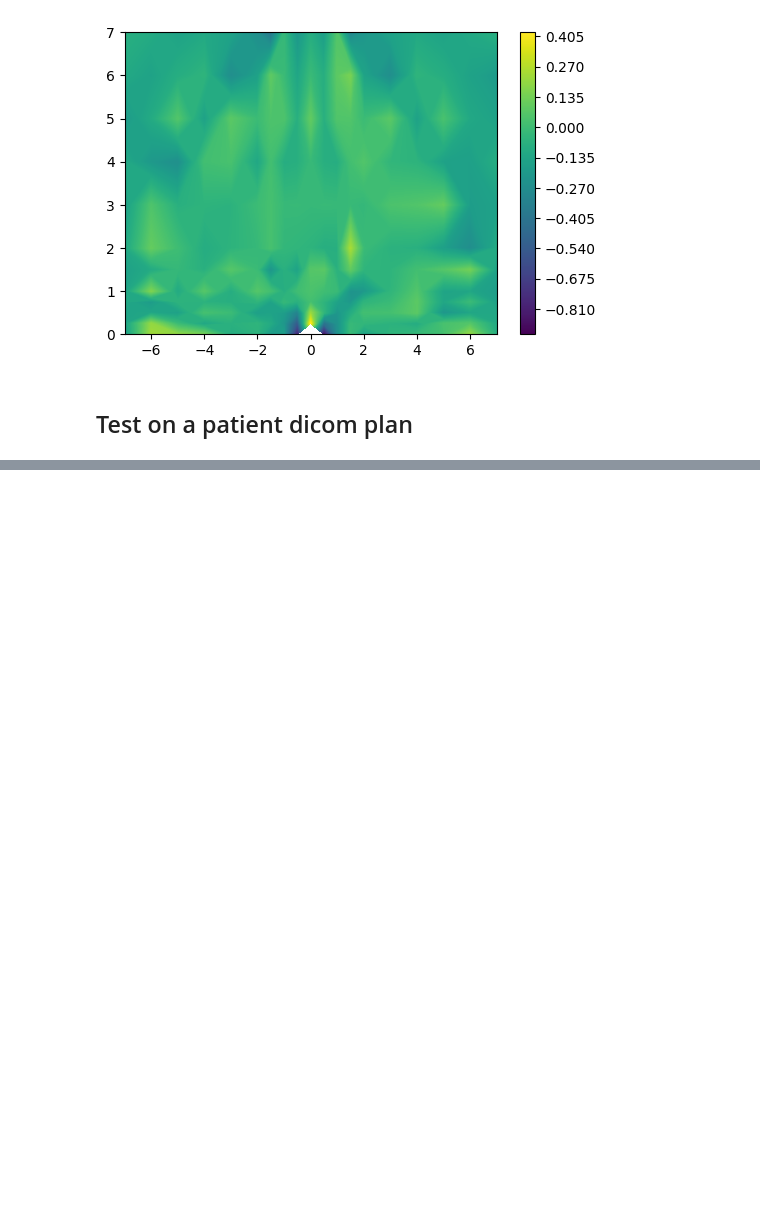
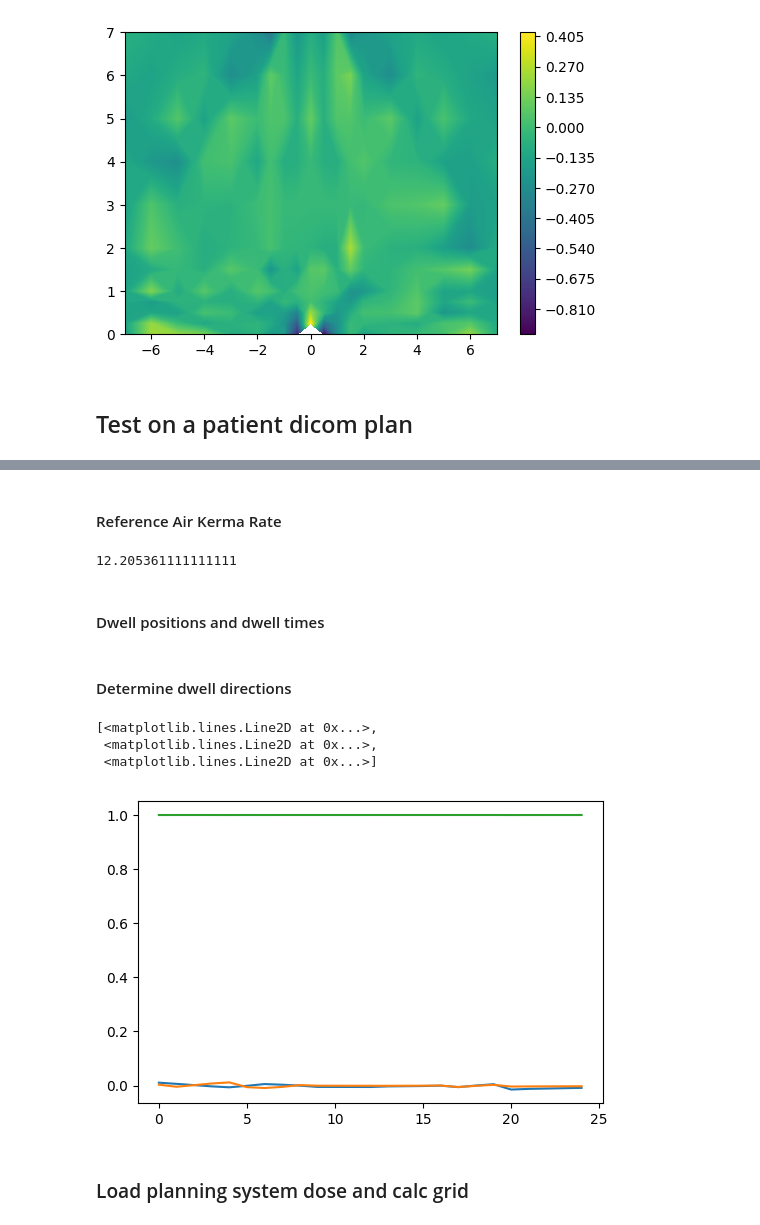
Before and after one commit to SimonBiggs/teap-brachytherapy-portfolio, a Jupyter notebook: TG43 Implementation.ipynb, the cells around one changed output, grey strips where cells are left out. Saved outputs shown, nothing was run; the diff lists cells and outputs as text; code cells hidden in the pictures; blank space fills up the shorter version.

```diff
--- a/TG43 Implementation.ipynb
+++ b/TG43 Implementation.ipynb
@@ -354,3 +376,11 @@ plt.colorbar()
 [figure]
 # %% [markdown]
 ## Test on a patient dicom plan
+# %%
+import dicom
+from glob import glob
+
+from scipy.interpolate import splprep, splev, interp1d
+
+dose_filename = glob("private/phantom/RD1*")[0]
+plan_filename = glob("private/phantom/RP1*")[0]
@@ -356,0 +389,12 @@ plt.colorbar()
+# %%
+dcm_dose = dicom.read_file(dose_filename, force=True)
+dcm_plan = dicom.read_file(plan_filename, force=True)
+# %% [markdown]
+#### Reference Air Kerma Rate
+# %%
+reference_air_kerma_rate = np.float(dcm_plan.SourceSequence[0].ReferenceAirKermaRate) / 3600
+reference_air_kerma_rate
+# %% [output]
+12.205361111111111
+# %% [markdown]
+#### Dwell positions and dwell times
@@ -356,0 +448,47 @@ plt.colorbar()
+# %% [markdown]
+#### Determine dwell directions
+# %%
+def pull_catheter_coords(dcm, channel):
+    index = channel - 1
+    catheter_coords = dcm[0x300f,0x1000][0].ROIContourSequence[index].ContourSequence[0].ContourData
+
+    x = np.array(catheter_coords[0::3])
+    y = np.array(catheter_coords[1::3])
+    z = np.array(catheter_coords[2::3])
+
+    return x, y, z
+
+
+def determine_single_dwell_direction(dwell_position, dwell_channel):
+    x, y, z = pull_catheter_coords(dcm_plan, dwell_channel)
+    tckp, u = splprep([x,y,z], s=1, k=2, nest=-1)
+#     tckp, u = splprep([x,y,z], s=0, k=1, nest=-1)  # Linear interp
+
+    t = np.linspace(0,1,1000)
+    x_spline, y_spline, z_spline = splev(t, tckp)
+    t_z = interp1d(z_spline, t)(dwell_position[2])
+
+    derivative_vector = np.array(splev(t_z, tckp, der=1))
+    forward_direction = derivative_vector / np.linalg.norm(derivative_vector)
+
+    return forward_direction
+
+
+def determine_dwell_directions(dwell_positions, dwell_channels):
+    dwell_directions = np.array([
+        determine_single_dwell_direction(dwell_positions[i], dwell_channels[i])
+        for i in range(len(dwell_positions))
+    ])
+
+    return dwell_directions
+
+
+dwell_directions = determine_dwell_directions(dwell_positions, dwell_channels)
+plt.plot(dwell_directions)
+# %% [output]
+[<matplotlib.lines.Line2D at 0x...>,
+ <matplotlib.lines.Line2D at 0x...>,
+ <matplotlib.lines.Line2D at 0x...>]
+[figure, added]
+# %% [markdown]
+### Load planning system dose and calc grid
```
Also changed, not shown: parts of 16 cells of this notebook, 1 other file.
